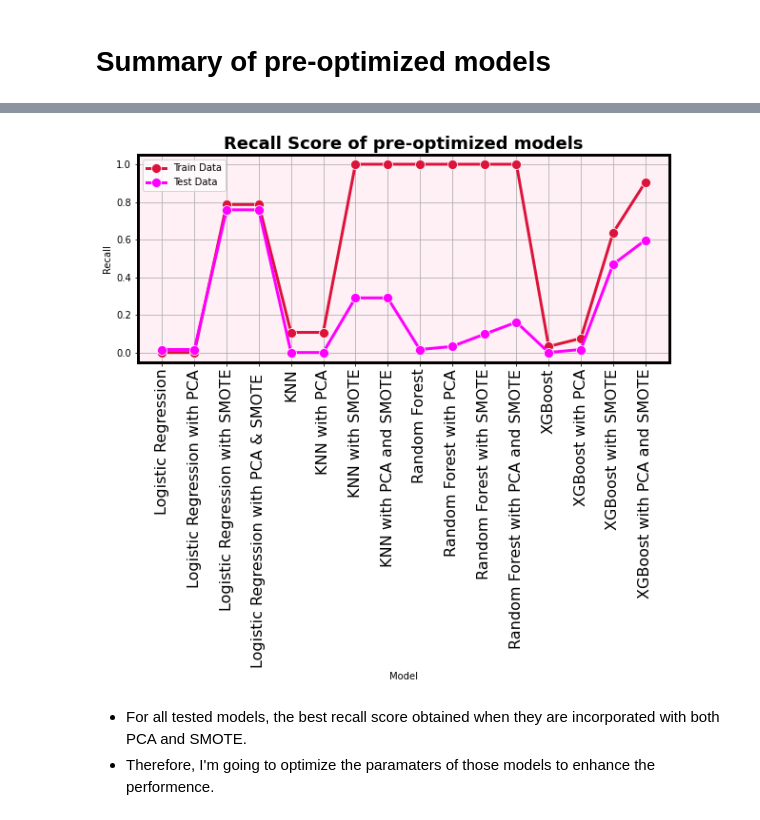
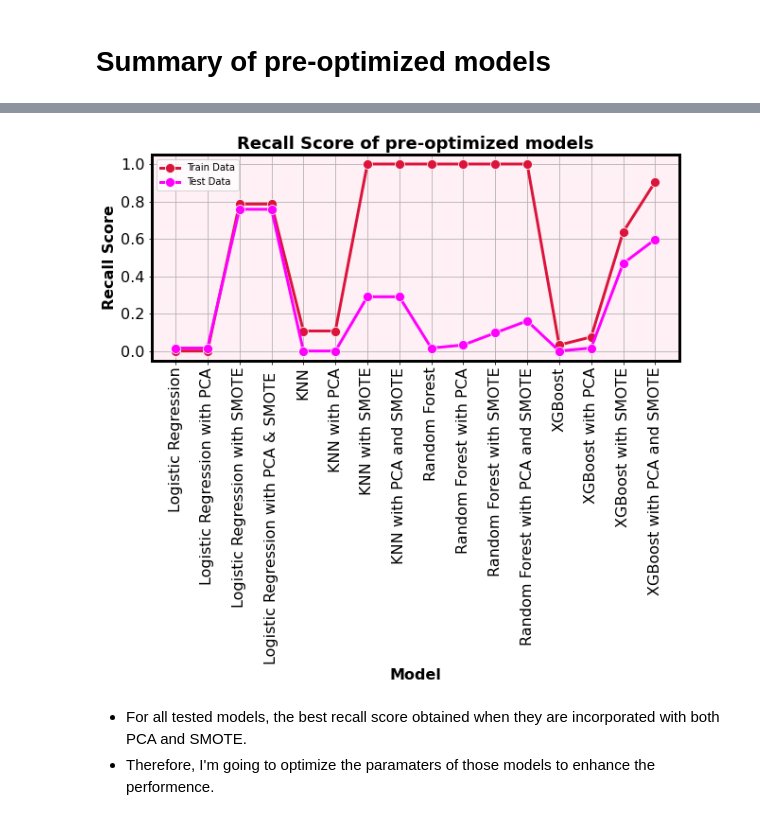
Before and after one commit to sheha919/Stroke_Prediction, a Jupyter notebook: stroke_prediction.ipynb, the cells around one changed output, grey strips where cells are left out. Cells and saved outputs as stored; diff of their text form; code cells hidden in the pictures.

```diff
--- a/stroke_prediction.ipynb
+++ b/stroke_prediction.ipynb
@@ -1219,17 +1219,19 @@ iscores
 # %%
 fig, ax = plt.subplots(nrows=1, figsize=(10,4), facecolor='w')
 ax.set_facecolor('lavenderblush')
 sns.lineplot(data = iscores, x ='Model', y= 'Recall_train', label= 'Train Data', color = 'crimson', linewidth=3, markersize=10, marker='o',)
 sns.lineplot(data = iscores, x ='Model', y= 'Recall_test', label= 'Test Data', color="magenta", linewidth=3, markersize=10, marker='o',)
 plt.xticks(rotation = 90, fontsize = 16)
-plt.ylabel('Recall')
+plt.yticks(fontsize = 16)
+plt.ylabel('Recall Score',  fontsize = 16, fontweight ='bold')
+plt.xlabel('Model',  fontsize = 16, fontweight ='bold')
 plt.title('Recall Score of pre-optimized models', fontsize = 18, fontweight ='bold')
 plt.grid()
 plt.legend()
 for axis in ['top','bottom','left','right']:
     ax.spines[axis].set_linewidth(3);
 # %% [output]
-[figure, old version]
+[figure, new version]
 # %% [markdown]
 - For all tested models, the best recall score obtained when they are incorporated with both PCA and SMOTE.
 - Therefore, I'm going to optimize the paramaters of those models to enhance the performence.
```
Also changed, not shown: parts of 4 cells of this notebook.
